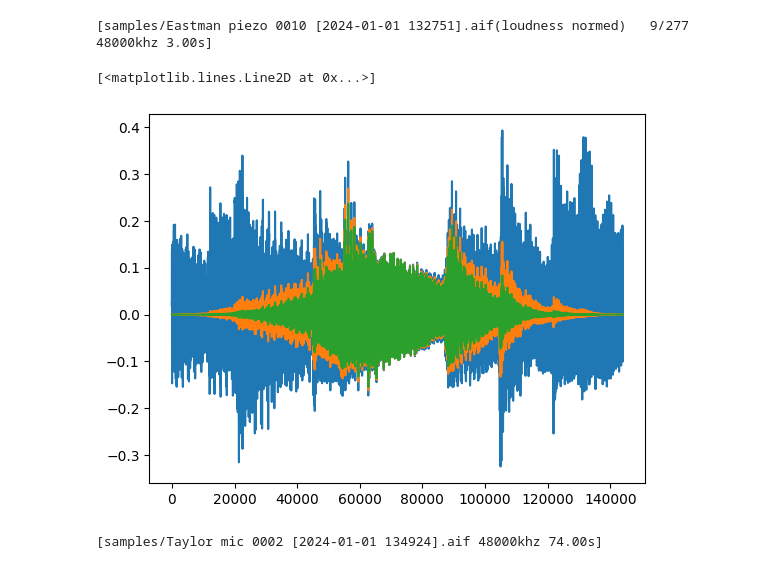
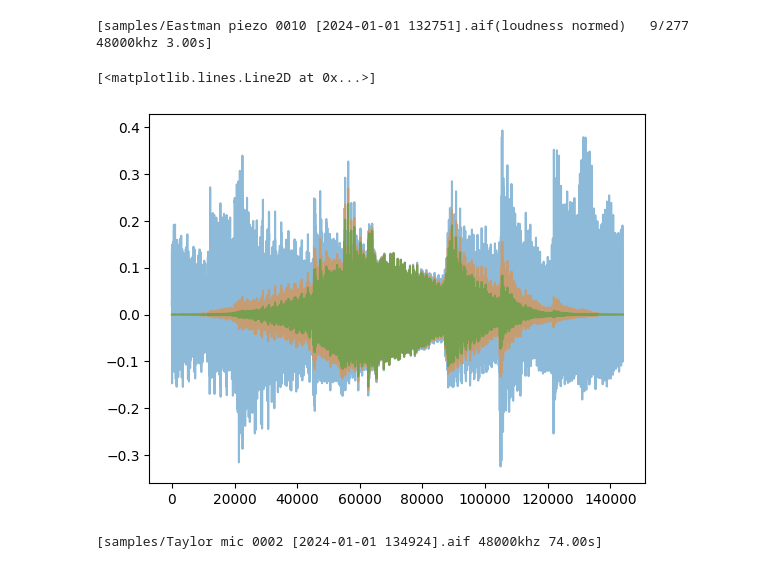
Before and after one commit to andrewwilson/impulseResponses, a Jupyter notebook: Analysis.ipynb, the cells around one changed output. Saved outputs shown, nothing was run; the diff lists cells and outputs as text; code cells hidden in the pictures.

```diff
--- a/Analysis.ipynb
+++ b/Analysis.ipynb
@@ -184,12 +207,12 @@ slice
 # %% [output]
 [samples/Eastman piezo 0010 [2024-01-01 132751].aif(loudness normed)   9/277 48000khz 3.00s]
 # %%
-plt.plot(slice.signal)
-plt.plot(slice.signal * np.blackman(len(slice.signal)))
-plt.plot(slice.signal * np.kaiser(len(slice.signal), 14))
+plt.plot(slice.signal,alpha=0.5)
+plt.plot(slice.signal * np.blackman(len(slice.signal)), alpha=0.5)
+plt.plot(slice.signal * np.kaiser(len(slice.signal), 14), alpha=0.5)
 # %% [output]
 [<matplotlib.lines.Line2D at 0x...>]
-[figure, old version]
+[figure, new version]
 # %%
 sample
 # %% [output]
```
Also changed, not shown: parts of 6 cells of this notebook.
